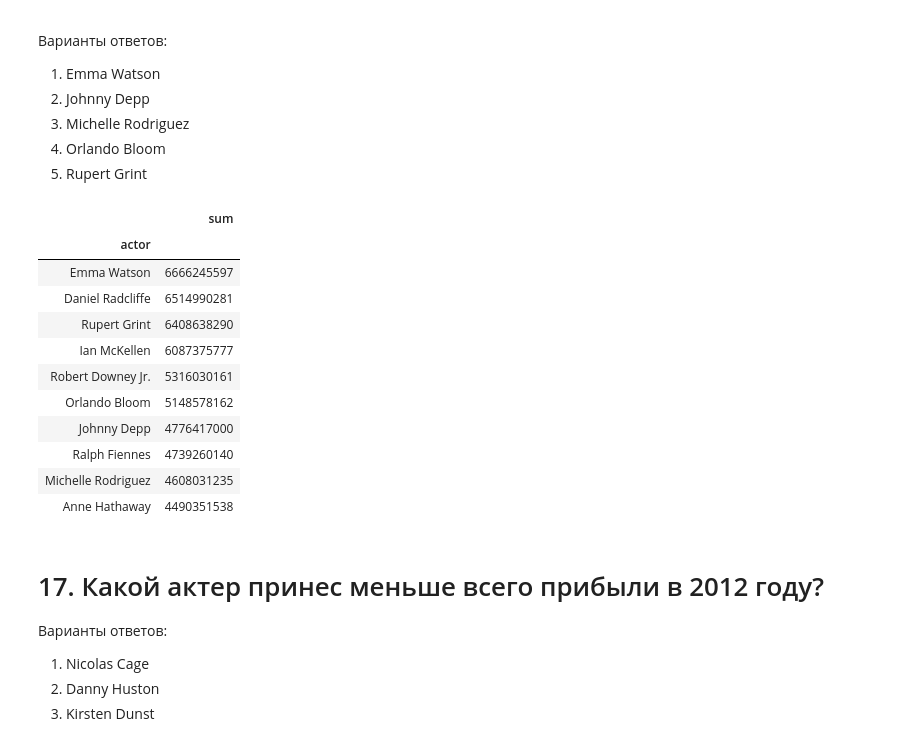
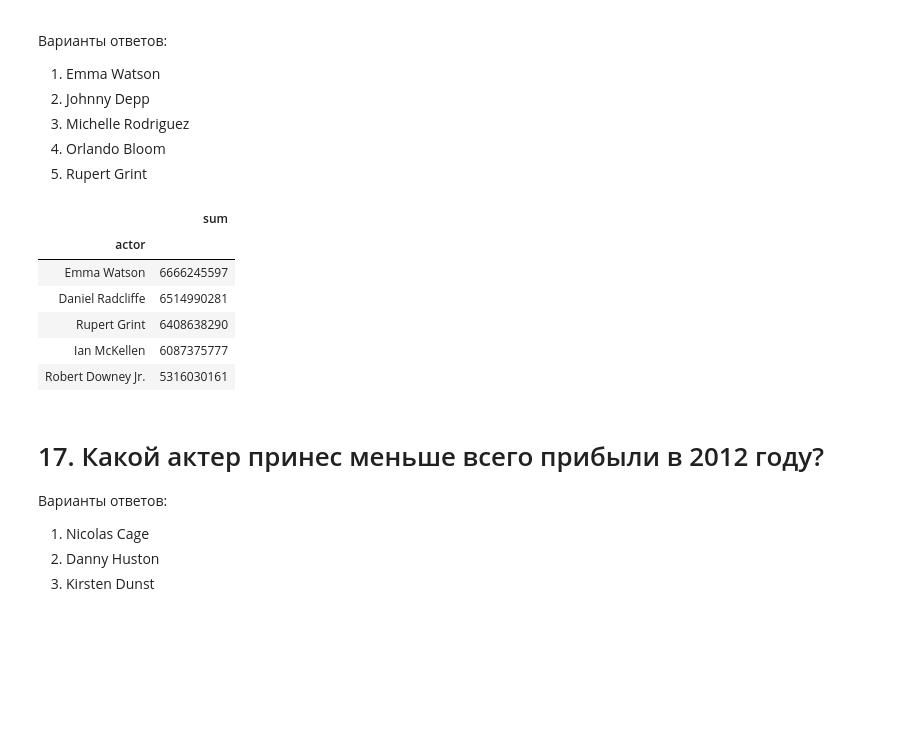
Before and after one commit to xalegor/skillfactory_rds, a Jupyter notebook: module_1/Millioner.ipynb, the cells around one changed output. Drawn from its saved outputs; the diff is of its cells as text; code cells hidden in the pictures; blank space fills up the shorter version.

```diff
--- a/module_1/Millioner.ipynb
+++ b/module_1/Millioner.ipynb
@@ -64,7 +64,7 @@ answer_ls.append(2)
 # %%
 display(data.original_title[data.runtime.idxmin()])
 
-answer_ls.append(1)
+answer_ls.append(3)
 # %% [output]
 'Winnie the Pooh'
 # %% [markdown]
@@ -79,7 +79,7 @@ answer_ls.append(1)
 # %%
 display(data["runtime"].mean())
 
-answer_ls.append(1)
+answer_ls.append(2)
 # %% [output]
 109.65343915343915
 # %% [markdown]
@@ -109,7 +109,7 @@ data['total_income'] = data['revenue'] - data['budget']
 
 display(data.original_title[data.total_income.idxmax()])
 
-answer_ls.append(1)
+answer_ls.append(5)
 # %% [output]
 'Avatar'
 # %% [markdown]
@@ -272,31 +267,26 @@ answer_ls.append(5)
 # %%
 from collections import defaultdict
 actorsDict = defaultdict(list)
 
 for _,row in data.iterrows():
     imdb_id = row['imdb_id']
     for actor in row['cast'].split('|'):
         actorsDict['imdb_id'].append(imdb_id)
         actorsDict['actor'].append(actor)
 
 actorsDF = pd.DataFrame(actorsDict)
 act = actorsDF.merge(data,how='inner',on = 'imdb_id')
-display(act.groupby(['actor'])['total_income'].agg(['sum']).sort_values(by='sum', ascending=False).head(10))
+display(act.groupby(['actor'])['total_income'].agg(['sum']).sort_values(by='sum', ascending=False).head(5))
 
 answer_ls.append(1)
 # %% [output]
 |  | sum |
 | actor |  |
 | Emma Watson | 6666245597 |
 | Daniel Radcliffe | 6514990281 |
 | Rupert Grint | 6408638290 |
 | Ian McKellen | 6087375777 |
 | Robert Downey Jr. | 5316030161 |
-| Orlando Bloom | 5148578162 |
-| Johnny Depp | 4776417000 |
-| Ralph Fiennes | 4739260140 |
-| Michelle Rodriguez | 4608031235 |
-| Anne Hathaway | 4490351538 |
 # %% [markdown]
 # 17. Какой актер принес меньше всего прибыли в 2012 году?
 Варианты ответов:
```
Also changed, not shown: parts of 8 cells of this notebook.
